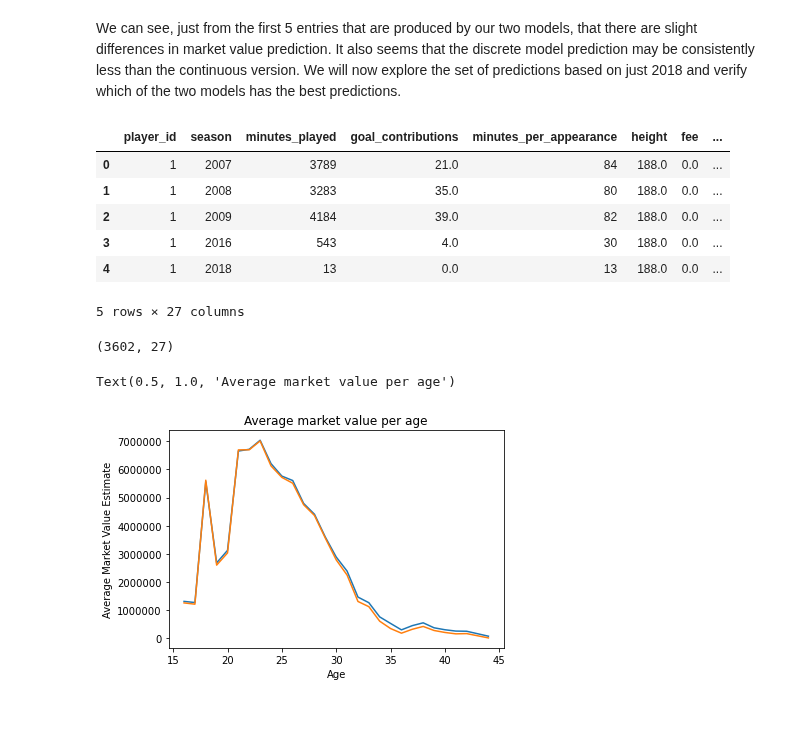
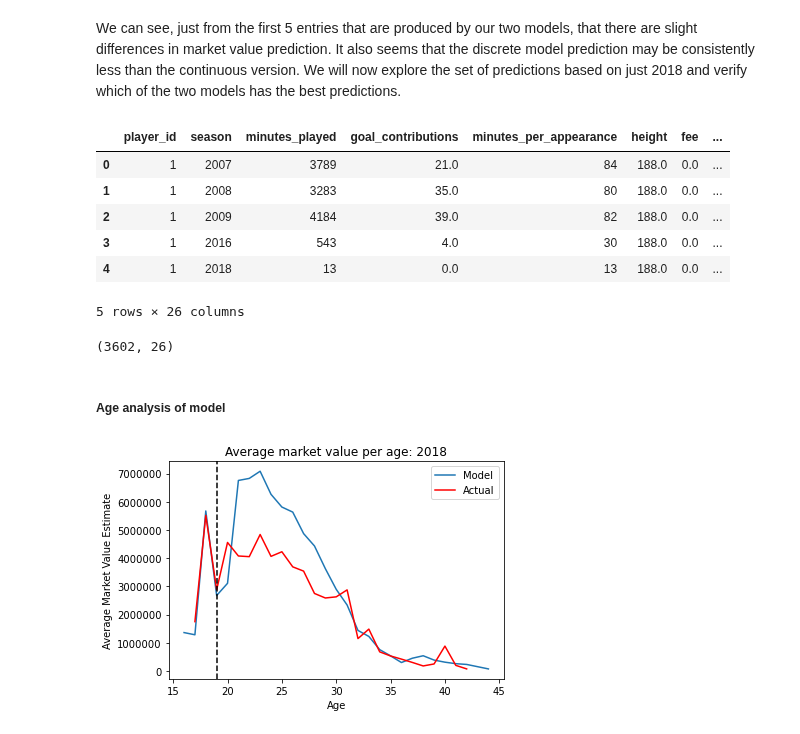
Before and after one commit to dvanheeswijk/Springboard, a Jupyter notebook: Capstone 2/Capstone 2 - Modeling.ipynb, the cells around one changed output. Saved outputs shown, nothing was run; the diff lists cells and outputs as text; code cells hidden in the pictures.

Commit message:
Updating Final report to reflect last changes and modeling to reflect analysis of model

```diff
--- a/Capstone 2/Capstone 2 - Modeling.ipynb
+++ b/Capstone 2/Capstone 2 - Modeling.ipynb
@@ -21,9 +21,9 @@ As we can see, our dataframe for testing has already been scaled in the previous
 # %%
 from sklearn.model_selection import train_test_split
 
-X = train_df.drop(columns=['market_value', 'market_value_est'])
+X = train_df.drop(columns=['market_value'])
 y = train_df['market_value']
-y_dis = train_df['market_value_est']
+# y_dis = train_df['market_value_est']
 
 X_train, X_test, y_train, y_test = train_test_split(X, y, test_size=0.3, random_state=42)
 # %%
@@ -339,7 +298,7 @@ array([ 783753.,  654726.,  806289., 1519815.,  959077.])
 We can see, just from the first 5 entries that are produced by our two models, that there are slight differences in market value prediction. It also seems that the discrete model prediction may be consistently less than the continuous version. We will now explore the set of predictions based on just 2018 and verify which of the two models has the best predictions.
 # %%
 df_predict['continuous_value_prediction'] = cont_pred
-df_predict['discrete_value_prediction'] = disc_pred
+# df_predict['discrete_value_prediction'] = disc_pred
 
 df_predict.head()
 # %% [output]
@@ -349,22 +308,30 @@ df_predict.head()
 | 2 | 1 | 2009 | 4184 | 39.0 | 82 | 188.0 | 0.0 | ... |
 | 3 | 1 | 2016 | 543 | 4.0 | 30 | 188.0 | 0.0 | ... |
 | 4 | 1 | 2018 | 13 | 0.0 | 13 | 188.0 | 0.0 | ... |
-5 rows × 27 columns
+5 rows × 26 columns
 # %%
 df_2018 = df_predict[df_predict['season'] == 2018]
 
 df_2018.shape
 # %% [output]
-(3602, 27)
+(3602, 26)
+# %% [markdown]
+##### Age analysis of model
 # %%
 ax = plt.subplot()
 
-ax.plot(df_2018.groupby('age')[['continuous_value_prediction','discrete_value_prediction']].mean())
+ax.plot(df_2018.groupby('age')['continuous_value_prediction'].mean())
+ax.plot(train_df[train_df['season']==2018].groupby('age')['market_value'].mean(), color='red')
 
 ax.ticklabel_format(useOffset=False, style='plain')
 plt.ylabel("Average Market Value Estimate")
 plt.xlabel("Age")
-plt.title("Average market value per age")
+plt.title("Average market value per age: 2018")
+labels = ['Model', 'Actual']
+plt.axvline(x=19, color='black', linestyle = '--')
+
+plt.legend(labels)
+
+plt.savefig('model_age_pred_2018.png')
 # %% [output]
-Text(0.5, 1.0, 'Average market value per age')
-[figure, old version]
+[figure, new version]
```
Also changed, not shown: parts of 44 cells of this notebook, 6 other files.
